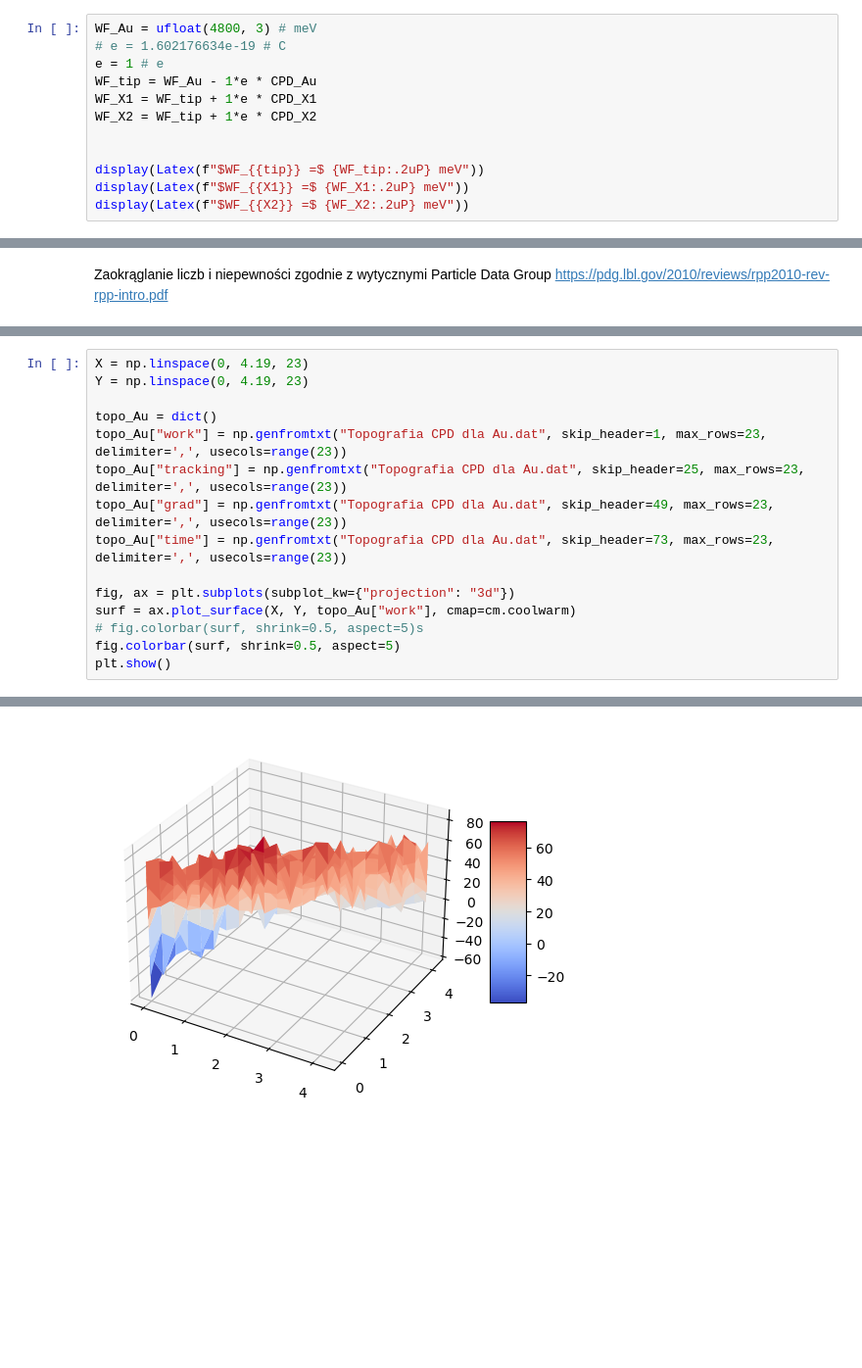
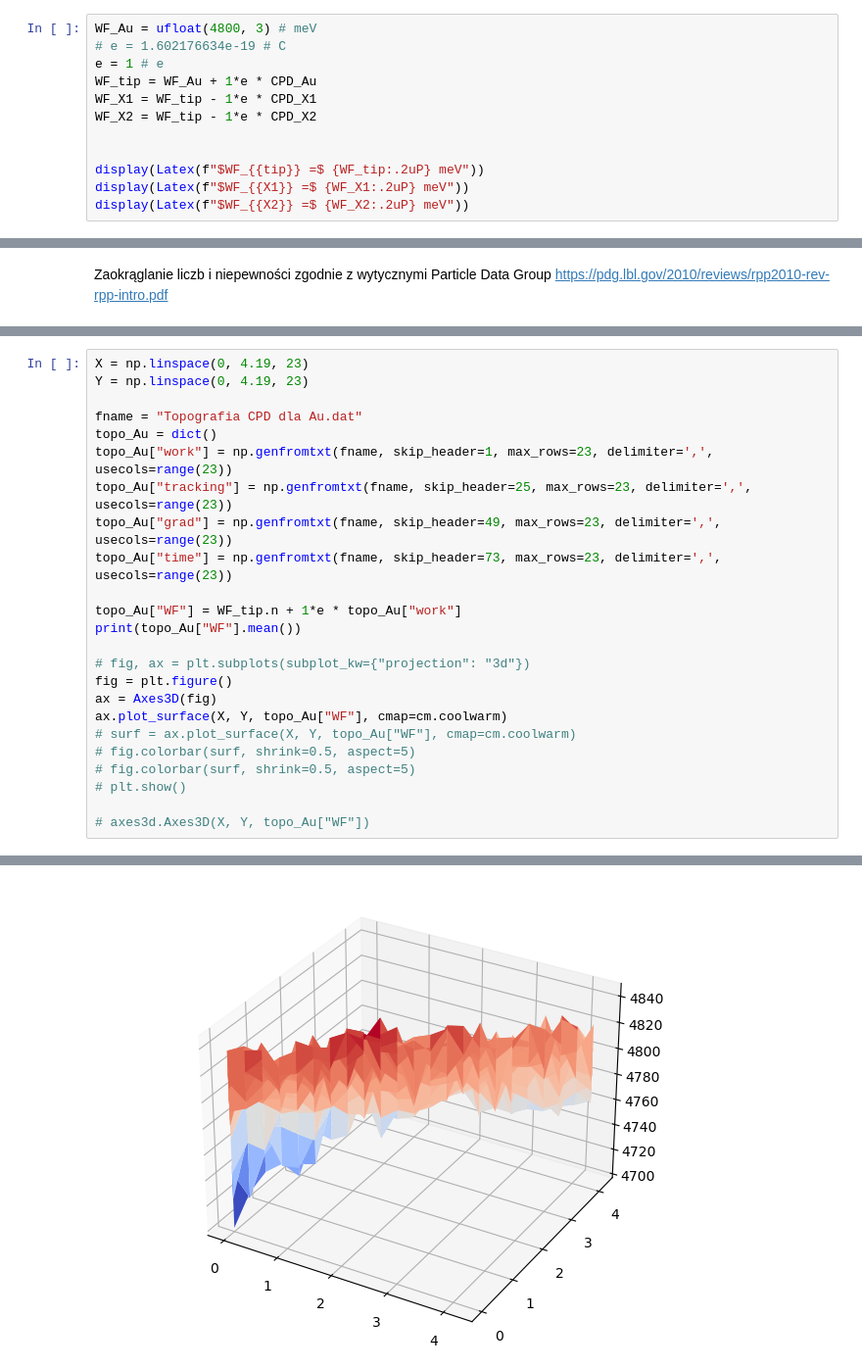
Before and after one commit to michelangelo21/NLTK-kelvin-probe, a Jupyter notebook: raport.ipynb, the cells around one changed output, grey strips where cells are left out. Shown at 98% size. Saved outputs shown, nothing was run; the diff lists cells and outputs as text; blank space fills up the shorter version.

```diff
--- a/raport.ipynb
+++ b/raport.ipynb
@@ -53,9 +56,9 @@ $\overline{CPD}_{X2} =$ -515.152±0.075 mV
 WF_Au = ufloat(4800, 3) # meV
 # e = 1.602176634e-19 # C
 e = 1 # e
-WF_tip = WF_Au - 1*e * CPD_Au
-WF_X1 = WF_tip + 1*e * CPD_X1
-WF_X2 = WF_tip + 1*e * CPD_X2
+WF_tip = WF_Au + 1*e * CPD_Au
+WF_X1 = WF_tip - 1*e * CPD_X1
+WF_X2 = WF_tip - 1*e * CPD_X2
 
 
 display(Latex(f"$WF_{{tip}} =$ {WF_tip:.2uP} meV"))
@@ -71,15 +76,24 @@ Zaokrąglanie liczb i niepewności zgodnie z wytycznymi Particle Data Group http
 X = np.linspace(0, 4.19, 23)
 Y = np.linspace(0, 4.19, 23)
 
+fname = "Topografia CPD dla Au.dat"
 topo_Au = dict()
-topo_Au["work"] = np.genfromtxt("Topografia CPD dla Au.dat", skip_header=1, max_rows=23, delimiter=',', usecols=range(23))
-topo_Au["tracking"] = np.genfromtxt("Topografia CPD dla Au.dat", skip_header=25, max_rows=23, delimiter=',', usecols=range(23))
-topo_Au["grad"] = np.genfromtxt("Topografia CPD dla Au.dat", skip_header=49, max_rows=23, delimiter=',', usecols=range(23))
-topo_Au["time"] = np.genfromtxt("Topografia CPD dla Au.dat", skip_header=73, max_rows=23, delimiter=',', usecols=range(23))
+topo_Au["work"] = np.genfromtxt(fname, skip_header=1, max_rows=23, delimiter=',', usecols=range(23))
+topo_Au["tracking"] = np.genfromtxt(fname, skip_header=25, max_rows=23, delimiter=',', usecols=range(23))
+topo_Au["grad"] = np.genfromtxt(fname, skip_header=49, max_rows=23, delimiter=',', usecols=range(23))
+topo_Au["time"] = np.genfromtxt(fname, skip_header=73, max_rows=23, delimiter=',', usecols=range(23))
 
-fig, ax = plt.subplots(subplot_kw={"projection": "3d"})
-surf = ax.plot_surface(X, Y, topo_Au["work"], cmap=cm.coolwarm)
-# fig.colorbar(surf, shrink=0.5, aspect=5)s
-fig.colorbar(surf, shrink=0.5, aspect=5)
-plt.show()
+topo_Au["WF"] = WF_tip.n + 1*e * topo_Au["work"]
+print(topo_Au["WF"].mean())
+
+# fig, ax = plt.subplots(subplot_kw={"projection": "3d"})
+fig = plt.figure()
+ax = Axes3D(fig)
+ax.plot_surface(X, Y, topo_Au["WF"], cmap=cm.coolwarm)
+# surf = ax.plot_surface(X, Y, topo_Au["WF"], cmap=cm.coolwarm)
+# fig.colorbar(surf, shrink=0.5, aspect=5)
+# fig.colorbar(surf, shrink=0.5, aspect=5)
+# plt.show()
+
+# axes3d.Axes3D(X, Y, topo_Au["WF"])
 # %% [output]
@@ -86 +102 @@ plt.show()
-[figure, old version]
+[figure, new version]
```
Also changed, not shown: parts of 12 cells of this notebook.
